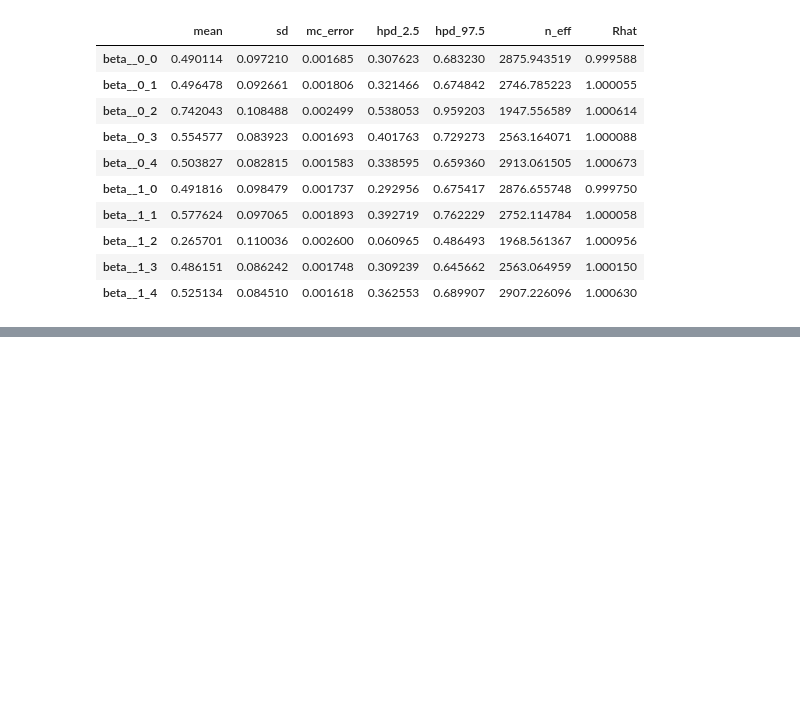
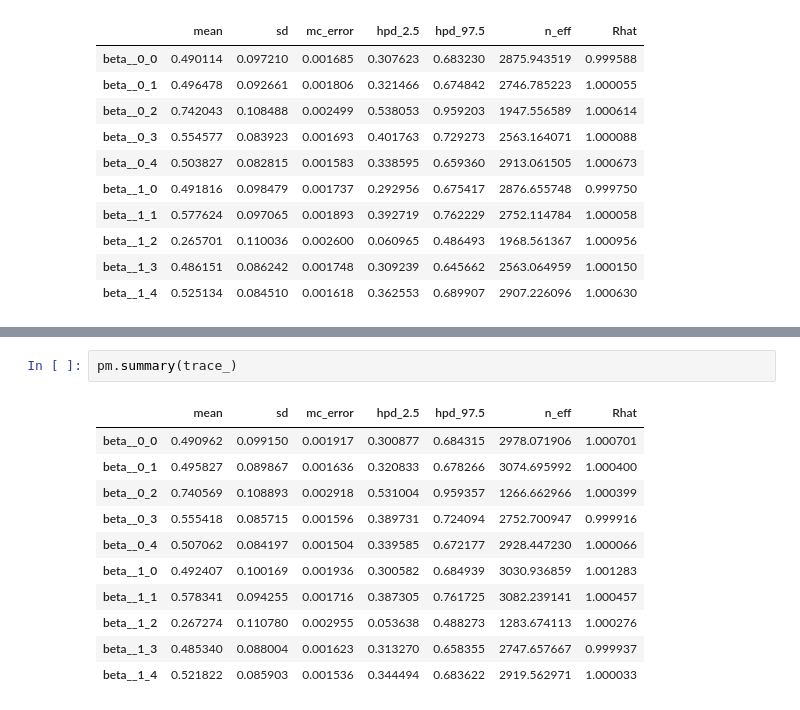
Before and after one commit to junpenglao/Planet_Sakaar_Data_Science, a Jupyter notebook: PyMC3QnA/discourse_1449.ipynb, the cells around one changed output, grey strips where cells are left out. Cells and saved outputs as stored; diff of their text form; blank space fills up the shorter version.

```diff
--- a/PyMC3QnA/discourse_1449.ipynb
+++ b/PyMC3QnA/discourse_1449.ipynb
@@ -154,0 +243,14 @@ pm.summary(trace2)
+# %%
+pm.summary(trace_)
+# %% [output]
+|  | mean | sd | mc_error | hpd_2.5 | hpd_97.5 | n_eff | Rhat |
+| beta__0_0 | 0.490962 | 0.099150 | 0.001917 | 0.300877 | 0.684315 | 2978.071906 | 1.000701 |
+| beta__0_1 | 0.495827 | 0.089867 | 0.001636 | 0.320833 | 0.678266 | 3074.695992 | 1.000400 |
+| beta__0_2 | 0.740569 | 0.108893 | 0.002918 | 0.531004 | 0.959357 | 1266.662966 | 1.000399 |
+| beta__0_3 | 0.555418 | 0.085715 | 0.001596 | 0.389731 | 0.724094 | 2752.700947 | 0.999916 |
+| beta__0_4 | 0.507062 | 0.084197 | 0.001504 | 0.339585 | 0.672177 | 2928.447230 | 1.000066 |
+| beta__1_0 | 0.492407 | 0.100169 | 0.001936 | 0.300582 | 0.684939 | 3030.936859 | 1.001283 |
+| beta__1_1 | 0.578341 | 0.094255 | 0.001716 | 0.387305 | 0.761725 | 3082.239141 | 1.000457 |
+| beta__1_2 | 0.267274 | 0.110780 | 0.002955 | 0.053638 | 0.488273 | 1283.674113 | 1.000276 |
+| beta__1_3 | 0.485340 | 0.088004 | 0.001623 | 0.313270 | 0.658355 | 2747.657667 | 0.999937 |
+| beta__1_4 | 0.521822 | 0.085903 | 0.001536 | 0.344494 | 0.683622 | 2919.562971 | 1.000033 |
```
Also changed, not shown: parts of 3 cells of this notebook.
